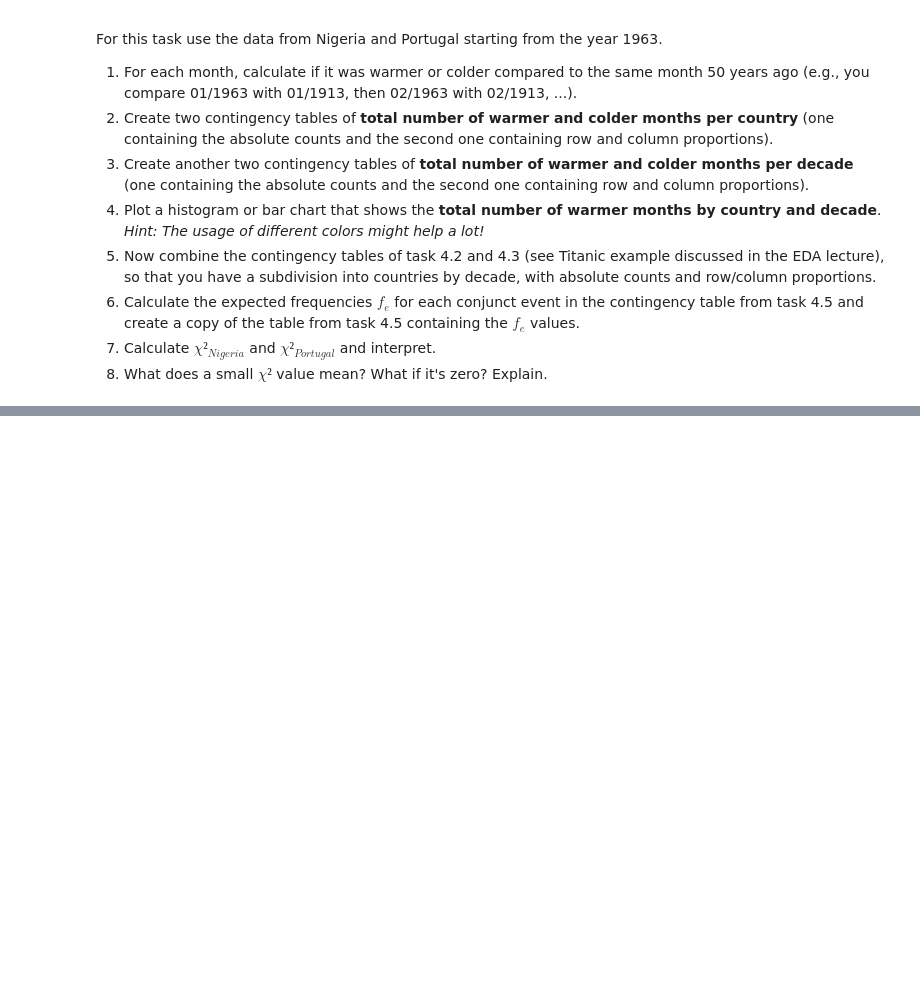
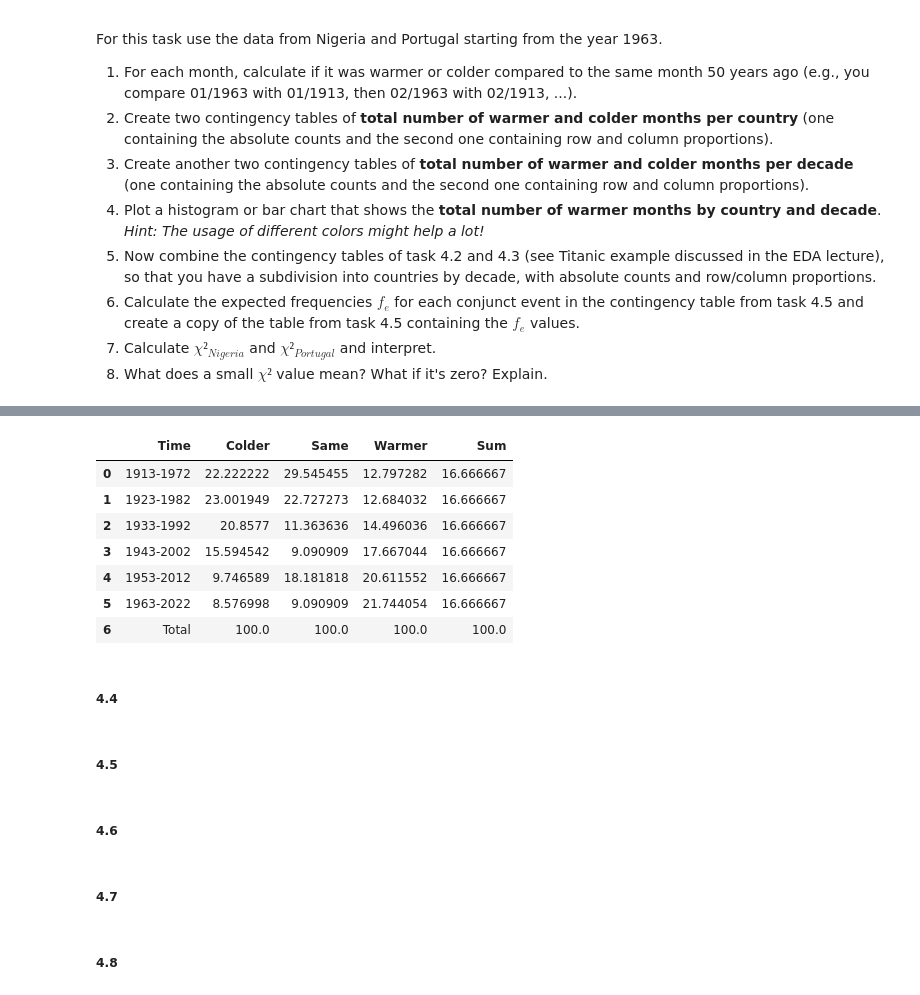
Before and after one commit to CallMeL/ResearchMethod, a Jupyter notebook: RM_A02_Group.ipynb, the cells around one changed output, grey strips where cells are left out. Cells and saved outputs as stored; diff of their text form; code cells hidden in the pictures; blank space fills up the shorter version.

```diff
--- a/RM_A02_Group.ipynb
+++ b/RM_A02_Group.ipynb
@@ -379,0 +529,27 @@ For this task use the data from Nigeria and Portugal starting from the year 1963
+# %%
+df = time_intervals_df.copy()
+df['Colder'] = (df['Colder'] / df.loc[df['Time'] == 'Total', 'Colder'].values[0]) * 100
+df['Same'] = (df['Same'] / df.loc[df['Time'] == 'Total', 'Same'].values[0]) * 100
+df['Warmer'] = (df['Warmer'] / df.loc[df['Time'] == 'Total', 'Warmer'].values[0]) * 100
+df['Sum'] = (df['Sum'] / df.loc[df['Time'] == 'Total', 'Sum'].values[0]) * 100
+# %%
+df
+# %% [output]
+|  | Time | Colder | Same | Warmer | Sum |
+| 0 | 1913-1972 | 22.222222 | 29.545455 | 12.797282 | 16.666667 |
+| 1 | 1923-1982 | 23.001949 | 22.727273 | 12.684032 | 16.666667 |
+| 2 | 1933-1992 | 20.8577 | 11.363636 | 14.496036 | 16.666667 |
+| 3 | 1943-2002 | 15.594542 | 9.090909 | 17.667044 | 16.666667 |
+| 4 | 1953-2012 | 9.746589 | 18.181818 | 20.611552 | 16.666667 |
+| 5 | 1963-2022 | 8.576998 | 9.090909 | 21.744054 | 16.666667 |
+| 6 | Total | 100.0 | 100.0 | 100.0 | 100.0 |
+# %% [markdown]
+##### 4.4
+# %% [markdown]
+##### 4.5
+# %% [markdown]
+##### 4.6
+# %% [markdown]
+##### 4.7
+# %% [markdown]
+##### 4.8
```
Also changed, not shown: parts of 18 cells of this notebook.
